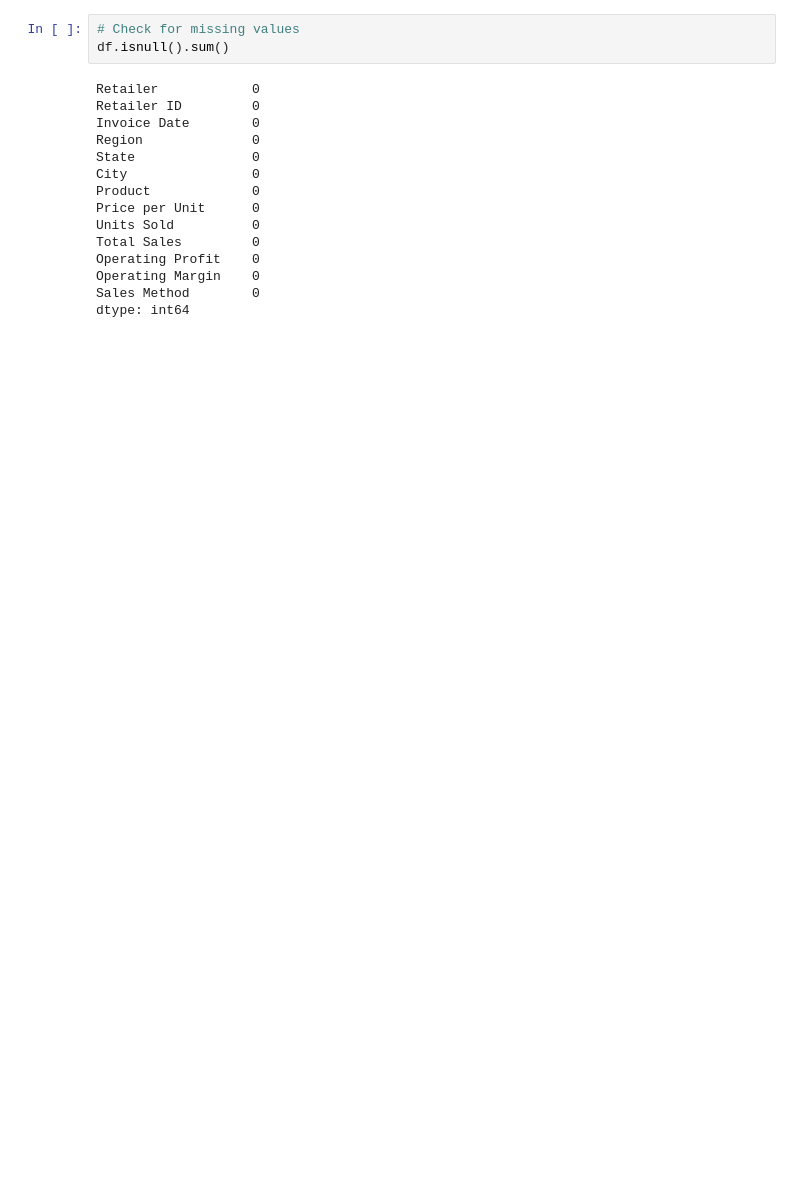
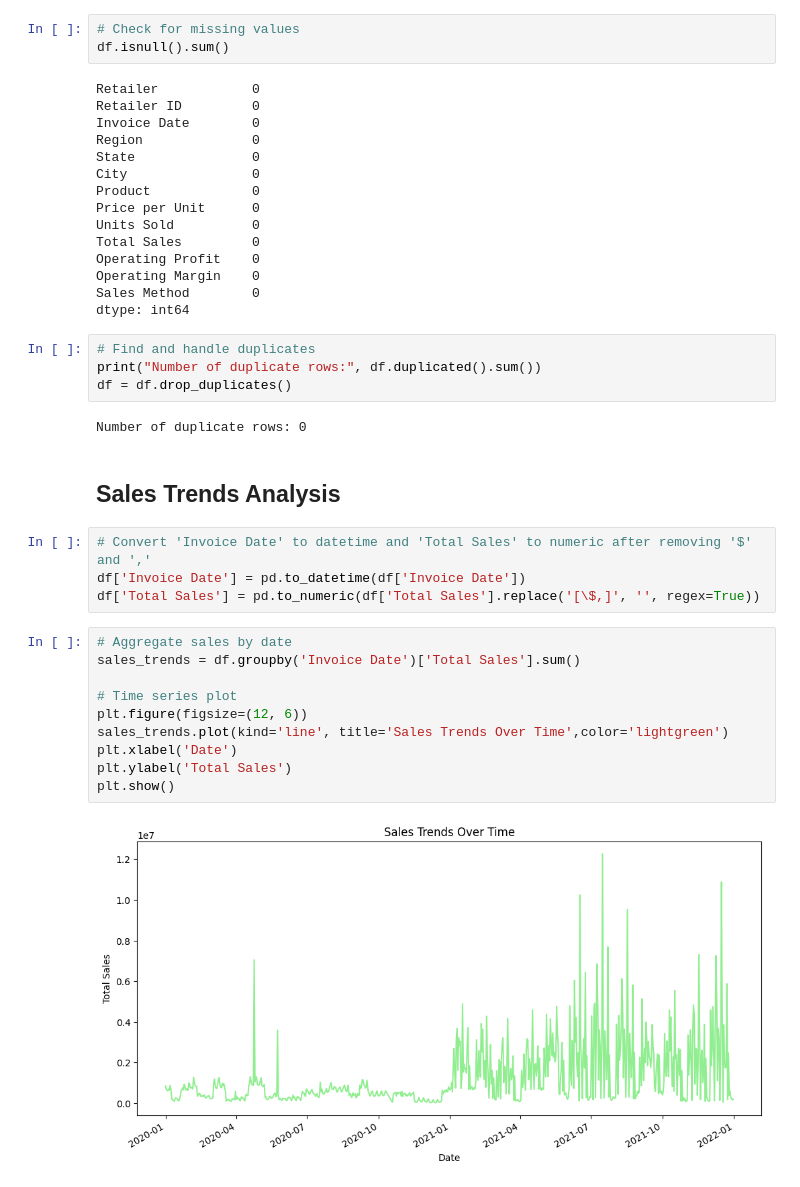
Before and after one commit to Nazneen-akram/coursera-rep, a Jupyter notebook: adidas_EDA.ipynb, the cells around one changed output. Cells and saved outputs as stored; diff of their text form; blank space fills up the shorter version.

```diff
--- a/adidas_EDA.ipynb
+++ b/adidas_EDA.ipynb
@@ -59,3 +94,27 @@ Operating Profit    0
 Operating Margin    0
 Sales Method        0
 dtype: int64
+# %%
+# Find and handle duplicates
+print("Number of duplicate rows:", df.duplicated().sum())
+df = df.drop_duplicates()
+# %% [output]
+Number of duplicate rows: 0
+# %% [markdown]
+## Sales Trends Analysis
+# %%
+# Convert 'Invoice Date' to datetime and 'Total Sales' to numeric after removing '$' and ','
+df['Invoice Date'] = pd.to_datetime(df['Invoice Date'])
+df['Total Sales'] = pd.to_numeric(df['Total Sales'].replace('[\$,]', '', regex=True))
+# %%
+# Aggregate sales by date
+sales_trends = df.groupby('Invoice Date')['Total Sales'].sum()
+
+# Time series plot
+plt.figure(figsize=(12, 6))
+sales_trends.plot(kind='line', title='Sales Trends Over Time',color='lightgreen')
+plt.xlabel('Date')
+plt.ylabel('Total Sales')
+plt.show()
+# %% [output]
+[figure, added]
```
Also changed, not shown: parts of 13 cells of this notebook.
